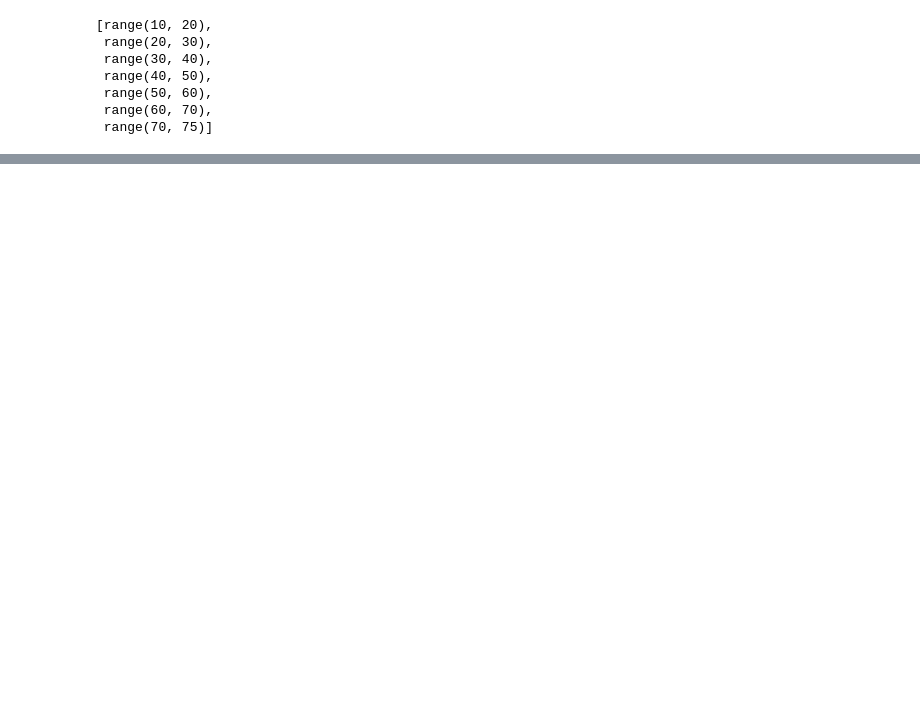
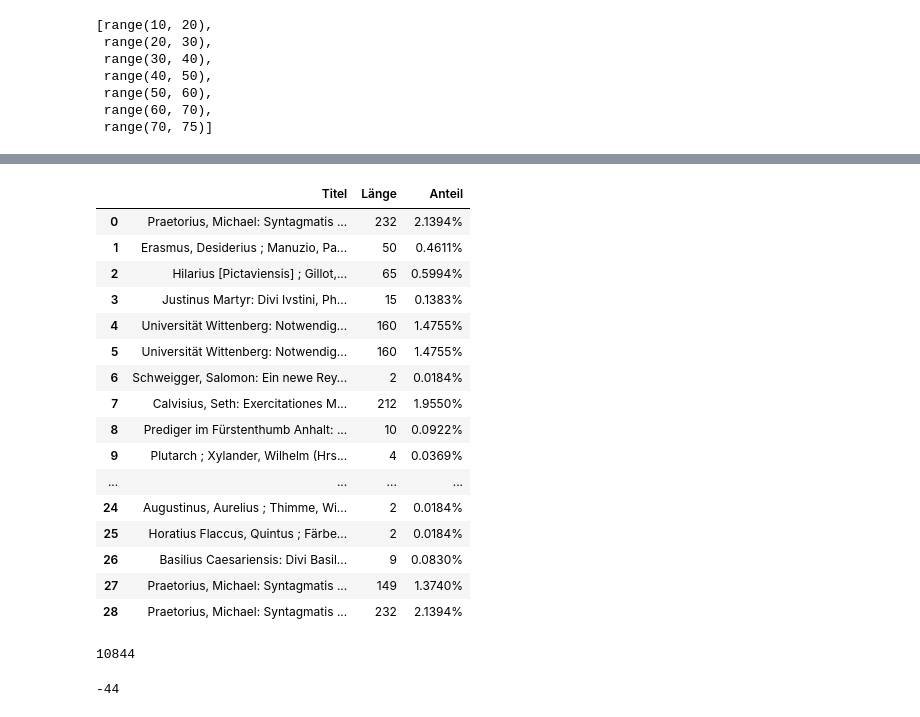
Before and after one commit to umj95/orgelpredigt_analyse, a Jupyter notebook: analyse_individual_sermon.ipynb, the cells around one changed output, grey strips where cells are left out. Cells and saved outputs as stored; diff of their text form; code cells hidden in the pictures; blank space fills up the shorter version.

```diff
--- a/analyse_individual_sermon.ipynb
+++ b/analyse_individual_sermon.ipynb
@@ -247 +390,39 @@ st_data = st_folium(map, width=700)
+# %%
+literaturliste = ""
+lit_labels = []
+lit_data = []
+lit_titel = []
+lit_wordshare = []
+lit_wordfraction = []
+for quelle in sermon.literaturzitate:
+    lit_titel.append(str(quelle["item"]))
+    lit_wordshare.append(quelle["word_share"])
+    lit_wordfraction.append("{:.4f}%".format((quelle["word_share"]/len(sermon.words))*100))
+    lit_labels.append(str(quelle["item"]))
+    lit_data.append(quelle["word_share"])
+# %%
+literatur = pd.DataFrame(
+    {'Titel': lit_titel,
+     'Länge': lit_wordshare,
+     'Anteil': lit_wordfraction
+    })
+literatur
+# %% [output]
+|  | Titel | Länge | Anteil |
+| 0 | Praetorius, Michael: Syntagmatis ... | 232 | 2.1394% |
+| 1 | Erasmus, Desiderius ; Manuzio, Pa... | 50 | 0.4611% |
+| 2 | Hilarius [Pictaviensis] ; Gillot,... | 65 | 0.5994% |
+| 3 | Justinus Martyr: Divi Ivstini, Ph... | 15 | 0.1383% |
+| 4 | Universität Wittenberg: Notwendig... | 160 | 1.4755% |
+| 5 | Universität Wittenberg: Notwendig... | 160 | 1.4755% |
+| 6 | Schweigger, Salomon: Ein newe Rey... | 2 | 0.0184% |
+| 7 | Calvisius, Seth: Exercitationes M... | 212 | 1.9550% |
+| 8 | Prediger im Fürstenthumb Anhalt: ... | 10 | 0.0922% |
+| 9 | Plutarch ; Xylander, Wilhelm (Hrs... | 4 | 0.0369% |
+| ... | ... | ... | ... |
+| 24 | Augustinus, Aurelius ; Thimme, Wi... | 2 | 0.0184% |
+| 25 | Horatius Flaccus, Quintus ; Färbe... | 2 | 0.0184% |
+| 26 | Basilius Caesariensis: Divi Basil... | 9 | 0.0830% |
+| 27 | Praetorius, Michael: Syntagmatis ... | 149 | 1.3740% |
+| 28 | Praetorius, Michael: Syntagmatis ... | 232 | 2.1394% |
 # %%
@@ -274,3 +449,12 @@ fig2.update_layout(
 )
 
 fig2.show()
+# %%
+len(sermon.words)
+# %% [output]
+10844
+# %%
+overhang = len(sermon.words) % 100
+-overhang
+# %% [output]
+-44
```
Also changed, not shown: parts of 51 cells of this notebook, 2 other files.
